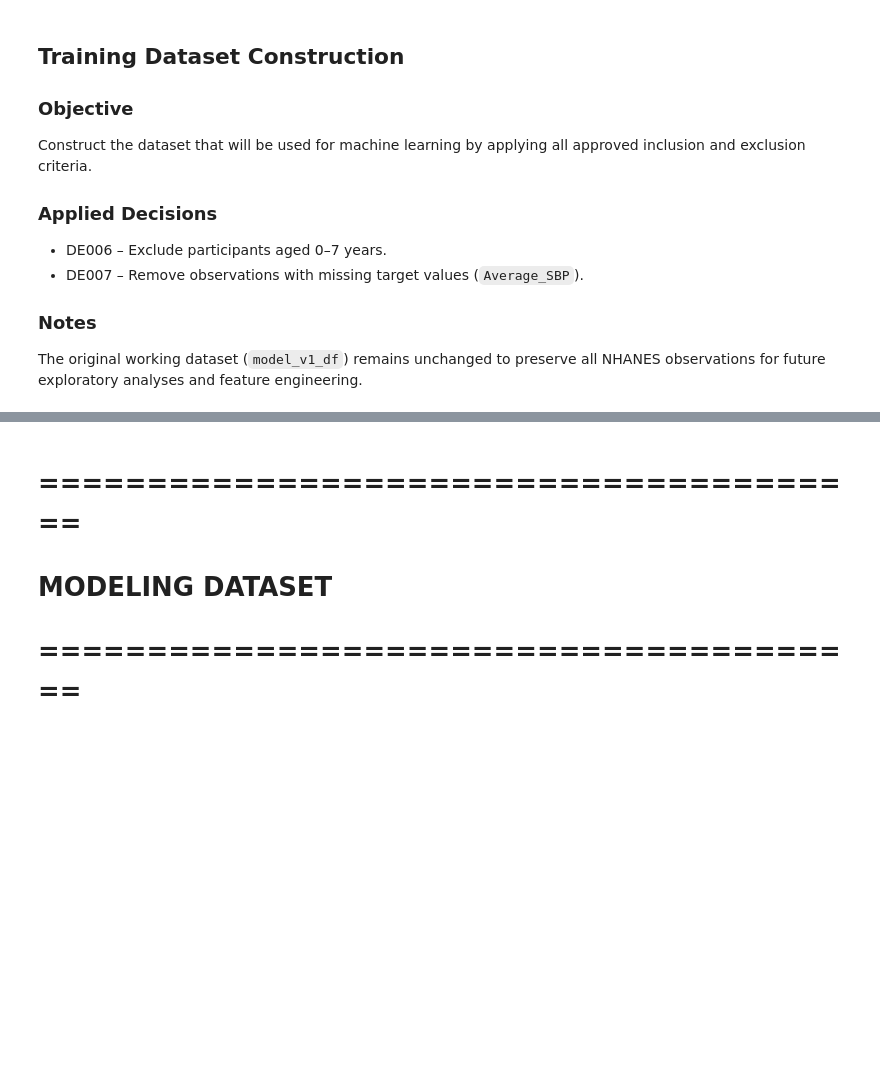
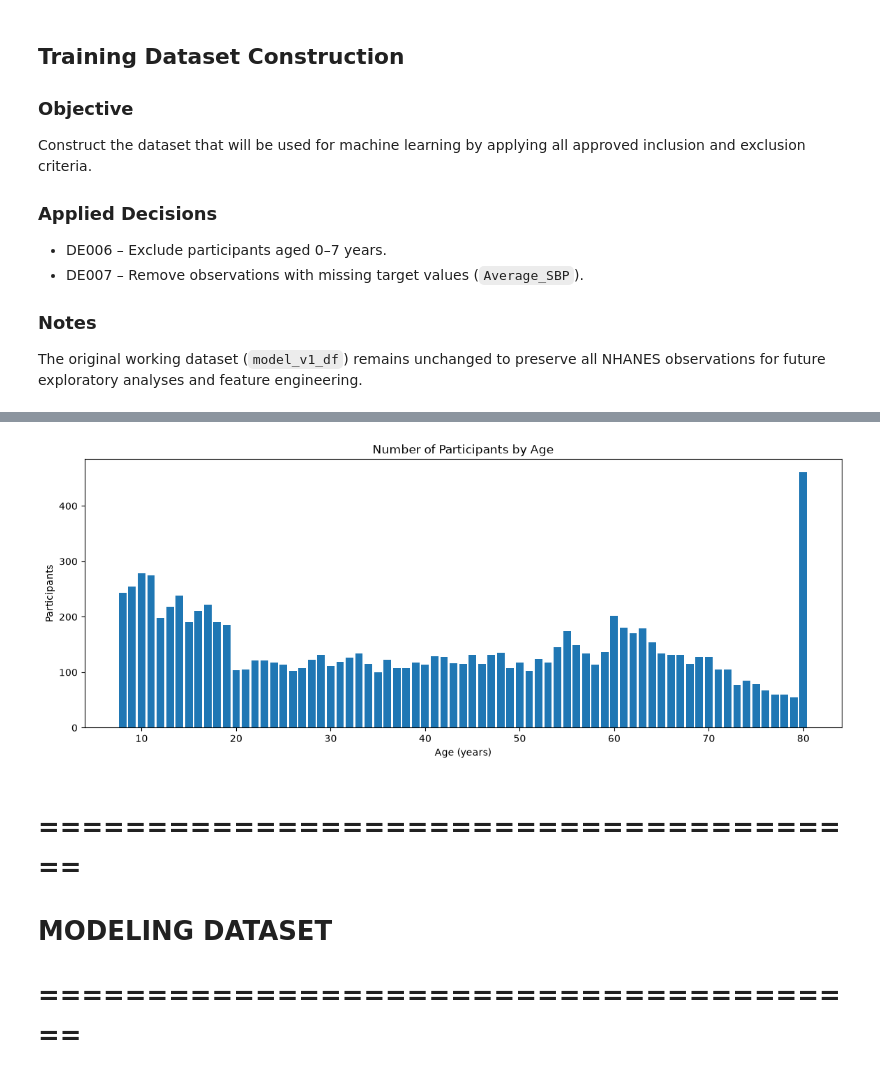
Before and after one commit to kmnguyen37/Intelligent-Blood-Presure-Risk-Assessment, a Jupyter notebook: notebook/01-project-notebook.ipynb, the cells around one changed output, grey strips where cells are left out. Saved outputs shown, nothing was run; the diff lists cells and outputs as text; code cells hidden in the pictures; blank space fills up the shorter version.

```diff
--- a/notebook/01-project-notebook.ipynb
+++ b/notebook/01-project-notebook.ipynb
@@ -577,3 +708,26 @@ The original working dataset (`model_v1_df`) remains unchanged to preserve all N
+# %%
+# 4. Bar chart of Age Distribution
+
+age_counts = (
+    model_training_df["RIDAGEYR"]
+    .value_counts()
+    .sort_index()
+)
+
+plt.figure(figsize=(14,5))
+
+plt.bar(
+    age_counts.index,
+    age_counts.values
+)
+
+plt.title("Number of Participants by Age")
+plt.xlabel("Age (years)")
+plt.ylabel("Participants")
+
+plt.show()
+# %% [output]
+[figure, added]
 # %% [markdown]
 # =======================================
 # MODELING DATASET
```
Also changed, not shown: parts of 14 cells of this notebook, 8 other files.
